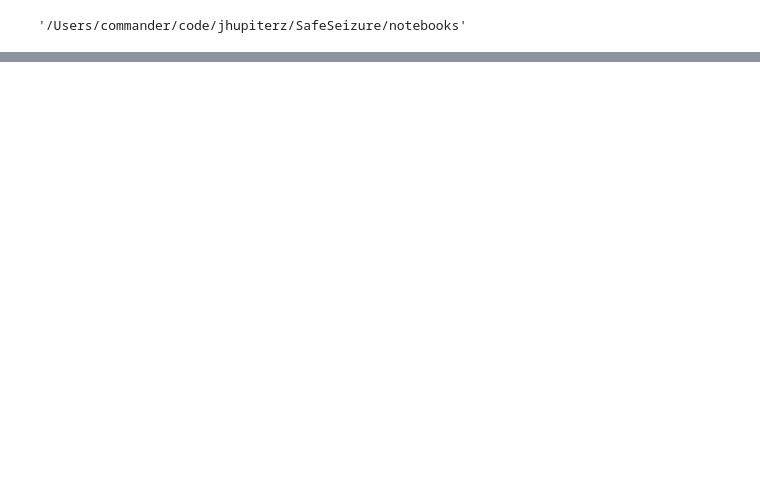
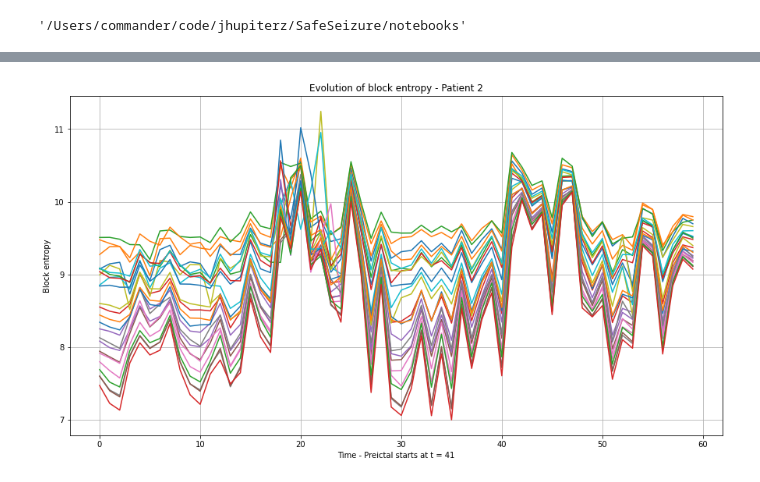
Before and after one commit to jhupiterz/SafeSeizure, a Jupyter notebook: notebooks/jhupiterz-time-series-measure.ipynb, the cells around one changed output, grey strips where cells are left out. Drawn from its saved outputs; the diff is of its cells as text; code cells hidden in the pictures; blank space fills up the shorter version.

```diff
--- a/notebooks/jhupiterz-time-series-measure.ipynb
+++ b/notebooks/jhupiterz-time-series-measure.ipynb
@@ -122,19 +140,3 @@ entropy_rate_II_1
-# %%
-entropy_rates_interictal = []
-entropy_rates_preictal = []
-for f in files_1:
-    if f.startswith('interictal') | f.startswith('preictal'):
-        data = pd.read_csv(f'{folder_path}/{dirs[0]}/train_segments_unlabelled/{f}')
-        entropies = []
-        for index, row in data.iterrows():
-            electrode = row
-            electrode_pos = electrode + abs(electrode.min())
-            entropy = entropy_rates(electrode_pos.to_numpy(), k=1)
-            entropies.append(entropy)
-        if f.startswith('interictal'):
-            entropy_rates_interictal.append(entropies)
-        else:
-            entropy_rates_preictal.append(entropies)
-
-print(len(entropy_rates_interictal))
-print(len(entropy_rates_preictal))
+# %%
+patient2_entropies_df = pd.DataFrame.from_records(patient_entropies).T
+patient2_entropies_df
@@ -140,0 +162,10 @@ print(len(entropy_rates_preictal))
+# %%
+plt.figure(figsize=(15,8))
+for index, row in patient2_entropies_df.iterrows():
+    plt.plot(row)
+plt.title('Evolution of block entropy - Patient 2')
+plt.grid()
+plt.xlabel('Time - Preictal starts at t = 41')
+plt.ylabel('Block entropy');
+# %% [output]
+[figure, added]
```
Also changed, not shown: parts of 30 cells of this notebook.
